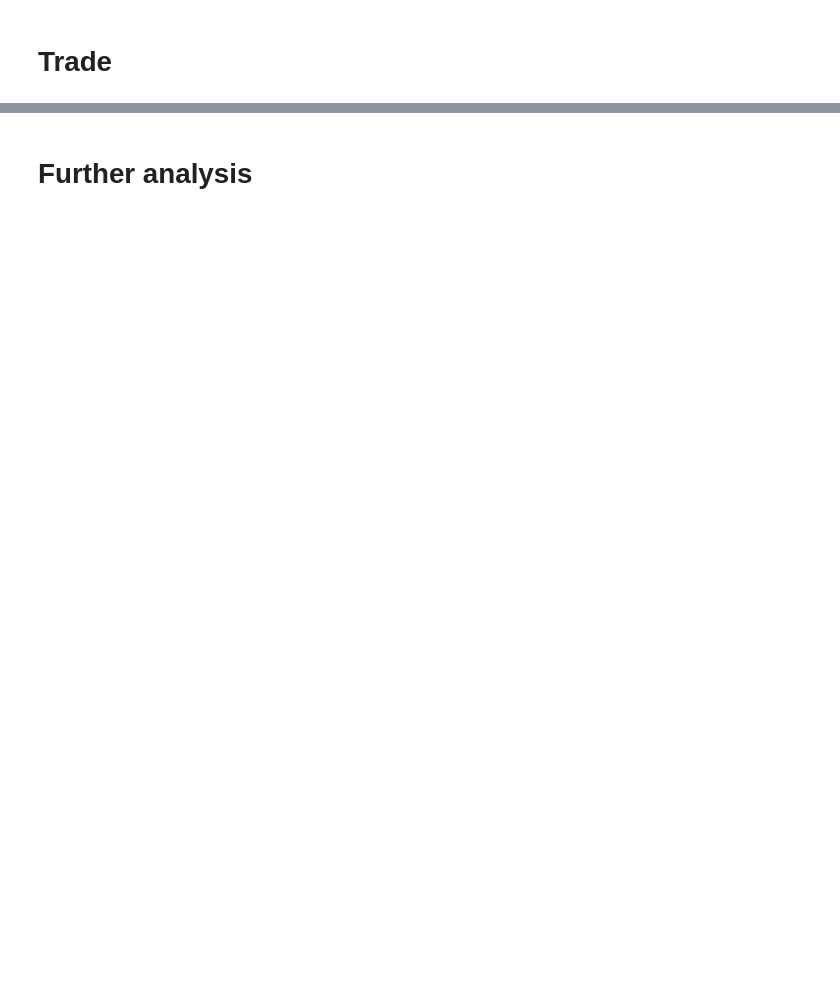
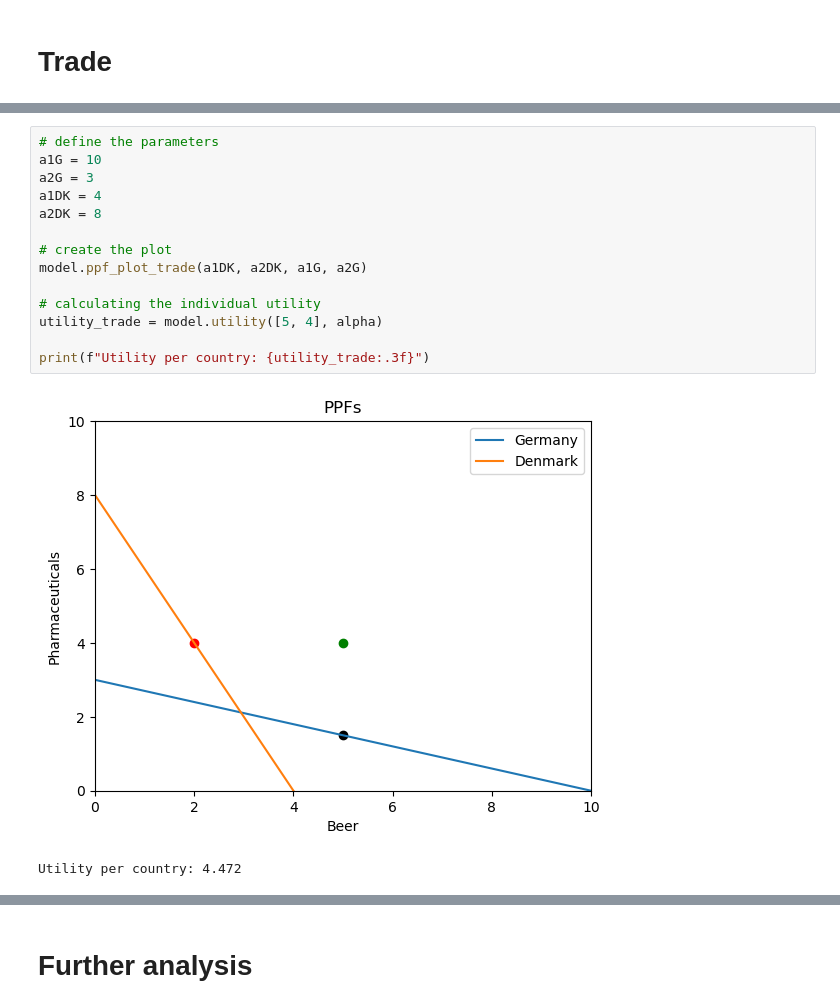
Before and after one commit to NumEconCopenhagen/projects-2023-mes, a Jupyter notebook: modelproject/modelproject.ipynb, the cells around one changed output, grey strips where cells are left out. Cells and saved outputs as stored; diff of their text form; blank space fills up the shorter version.

```diff
--- a/modelproject/modelproject.ipynb
+++ b/modelproject/modelproject.ipynb
@@ -457,0 +345,17 @@ Since the autarky price in Denmark is much higher than in Germany, the aggregate
+# %%
+# define the parameters
+a1G = 10
+a2G = 3
+a1DK = 4
+a2DK = 8
+
+# create the plot
+model.ppf_plot_trade(a1DK, a2DK, a1G, a2G)
+
+# calculating the individual utility
+utility_trade = model.utility([5, 4], alpha)
+
+print(f"Utility per country: {utility_trade:.3f}")
+# %% [output]
+[figure, added]
+Utility per country: 4.472
```
Also changed, not shown: parts of 48 cells of this notebook, 2 other files.
